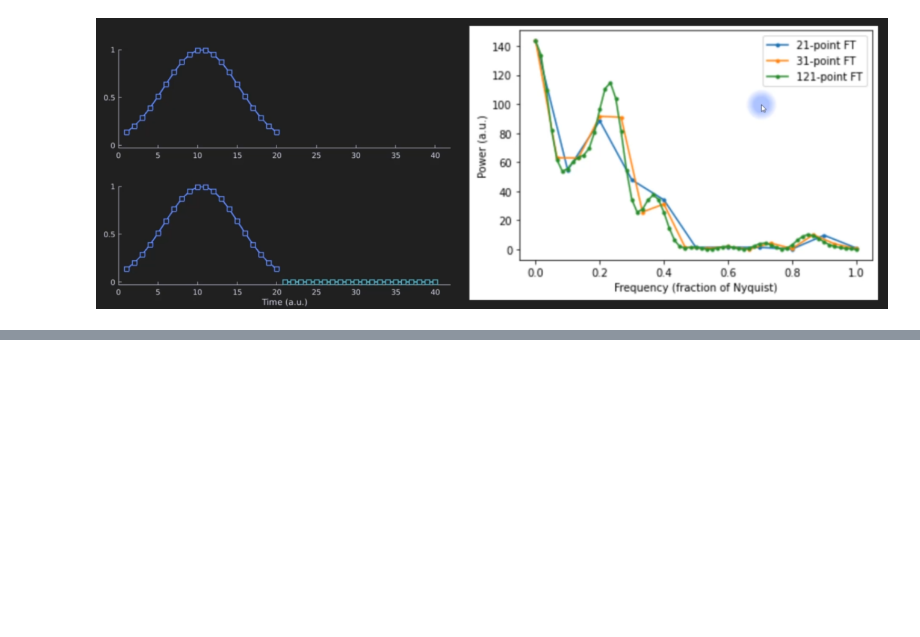
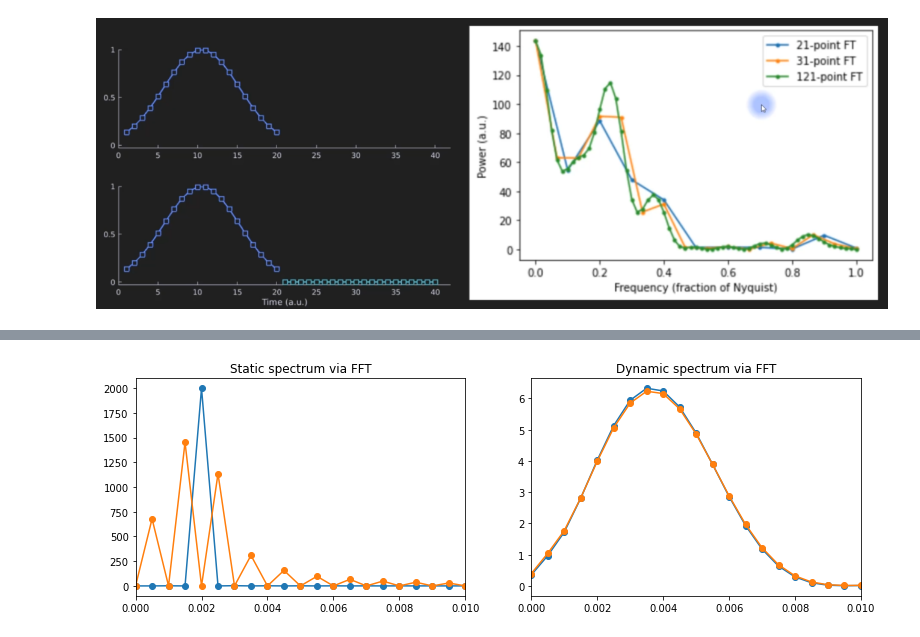
Before and after one commit to dantebarross/scientific-projects-with-python, a Jupyter notebook: Spectral_analysis_in_time_series.ipynb, the cells around one changed output, grey strips where cells are left out. Cells and saved outputs as stored; diff of their text form; code cells hidden in the pictures; blank space fills up the shorter version.

```diff
--- a/Spectral_analysis_in_time_series.ipynb
+++ b/Spectral_analysis_in_time_series.ipynb
@@ -190,0 +219,30 @@ plt.show()
+# %%
+# "static" FFT
+
+staticX1 = np.fft.fft(signal1)
+staticX2 = np.fft.fft(signal2)
+staticHz = np.linspace(0, 1, int(len(signal1) / 2+1))
+# %%
+# Welch's method
+from scipy.signal import welch
+
+dynamicHz, dynamicX1 = welch(signal1, nfft=N)
+dynamicHz, dynamicX2 = welch(signal2, nfft=N)
+# %%
+fig, ax = plt.subplots(1, 2, figsize=(13, 4))
+
+# static FFT
+ax[0].plot(staticHz, np.abs(staticX1[:len(staticHz)]), '-o', label='Signal 1')
+ax[0].plot(staticHz, np.abs(staticX2[:len(staticHz)]), '-o', label='Signal 2')
+ax[0].set_xlim([0, .01])
+ax[0].set_title('Static spectrum via FFT')
+
+# welch's method
+ax[1].plot(dynamicHz, np.abs(dynamicX1[:len(dynamicHz)]), '-o', label='Signal 1')
+ax[1].plot(dynamicHz, np.abs(dynamicX2[:len(dynamicHz)]), '-o', label='Signal 2')
+ax[1].set_xlim([0, .01])
+ax[1].set_title('Dynamic spectrum via FFT')
+
+plt.show()
+# %% [output]
+[figure, added]
```
Also changed, not shown: parts of 15 cells of this notebook.
